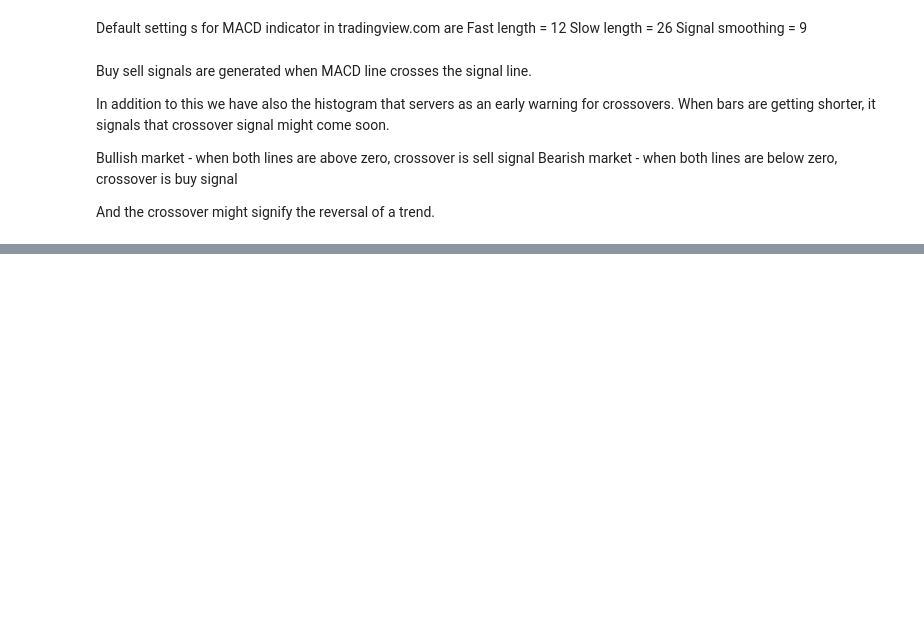
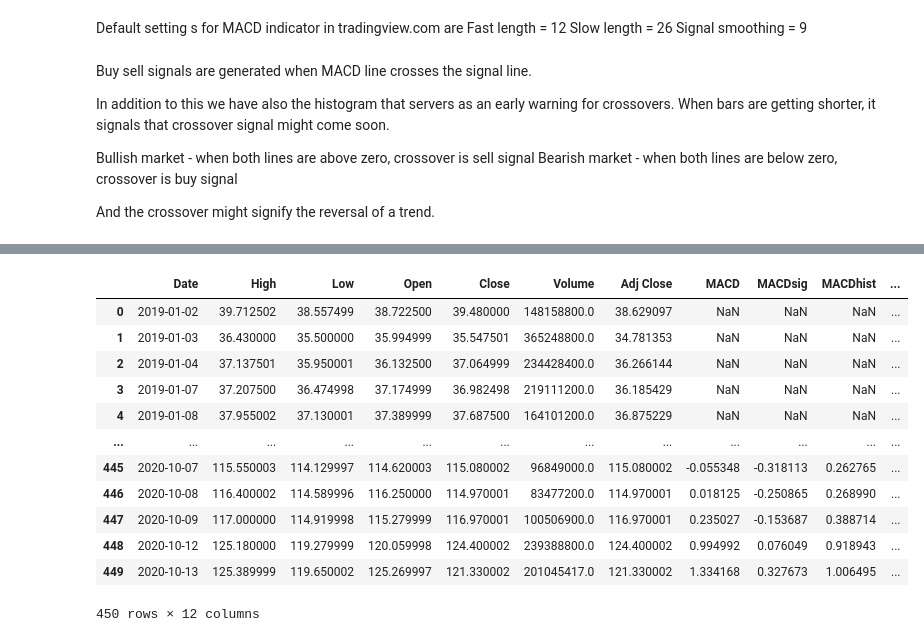
Before and after one commit to tristcoil/technical_indicators, a Jupyter notebook: MACD.ipynb, the cells around one changed output, grey strips where cells are left out. Cells and saved outputs as stored; diff of their text form; code cells hidden in the pictures; blank space fills up the shorter version.

```diff
--- a/MACD.ipynb
+++ b/MACD.ipynb
@@ -132,0 +133,52 @@ plt.show()
+# %%
+#SIGNALS TAKEN FROM
+#https://www.youtube.com/watch?v=kz_NJERCgm8&t=493s&ab_channel=ComputerScience
+#MODIFY THIS CELL
+
+def buy_sell(signal):
+    Buy = []
+    Sell = []
+    flag = -1
+
+    for i in range(0,len(signal)):
+        if signal['MACD'][i] > signal['MACDsig'][i]:   # first occurence of MACD crossing above signal oine
+            Sell.append(np.nan)                        # so first flip above means buy
+            if flag != 1:                              # after first occurence i record flip to ignore
+                Buy.append(signal['Close'][i])         # from here onwards
+                flag = 1
+            else:
+                Buy.append(np.nan)
+        elif signal['MACD'][i] < signal['MACDsig'][i]:
+            Buy.append(np.nan)
+            if flag != 0:
+                Sell.append(signal['Close'][i])
+                flag = 0
+            else:
+                Sell.append(np.nan)
+        else:
+            Buy.append(np.nan)
+            Sell.append(np.nan)
+
+    return (Buy, Sell)
+
+
+# create buy and sell column
+a = buy_sell(df)
+df['Buy_Signal_Price'] = a[0]
+df['Sell_Signal_Price'] = a[1]
+# %%
+df
+# %% [output]
+|  | Date | High | Low | Open | Close | Volume | Adj Close | MACD | MACDsig | MACDhist | ... |
+| 0 | 2019-01-02 | 39.712502 | 38.557499 | 38.722500 | 39.480000 | 148158800.0 | 38.629097 | NaN | NaN | NaN | ... |
+| 1 | 2019-01-03 | 36.430000 | 35.500000 | 35.994999 | 35.547501 | 365248800.0 | 34.781353 | NaN | NaN | NaN | ... |
+| 2 | 2019-01-04 | 37.137501 | 35.950001 | 36.132500 | 37.064999 | 234428400.0 | 36.266144 | NaN | NaN | NaN | ... |
+| 3 | 2019-01-07 | 37.207500 | 36.474998 | 37.174999 | 36.982498 | 219111200.0 | 36.185429 | NaN | NaN | NaN | ... |
+| 4 | 2019-01-08 | 37.955002 | 37.130001 | 37.389999 | 37.687500 | 164101200.0 | 36.875229 | NaN | NaN | NaN | ... |
+| ... | ... | ... | ... | ... | ... | ... | ... | ... | ... | ... | ... |
+| 445 | 2020-10-07 | 115.550003 | 114.129997 | 114.620003 | 115.080002 | 96849000.0 | 115.080002 | -0.055348 | -0.318113 | 0.262765 | ... |
+| 446 | 2020-10-08 | 116.400002 | 114.589996 | 116.250000 | 114.970001 | 83477200.0 | 114.970001 | 0.018125 | -0.250865 | 0.268990 | ... |
+| 447 | 2020-10-09 | 117.000000 | 114.919998 | 115.279999 | 116.970001 | 100506900.0 | 116.970001 | 0.235027 | -0.153687 | 0.388714 | ... |
+| 448 | 2020-10-12 | 125.180000 | 119.279999 | 120.059998 | 124.400002 | 239388800.0 | 124.400002 | 0.994992 | 0.076049 | 0.918943 | ... |
+| 449 | 2020-10-13 | 125.389999 | 119.650002 | 125.269997 | 121.330002 | 201045417.0 | 121.330002 | 1.334168 | 0.327673 | 1.006495 | ... |
+450 rows × 12 columns
```
Also changed, not shown: parts of 7 cells of this notebook.
